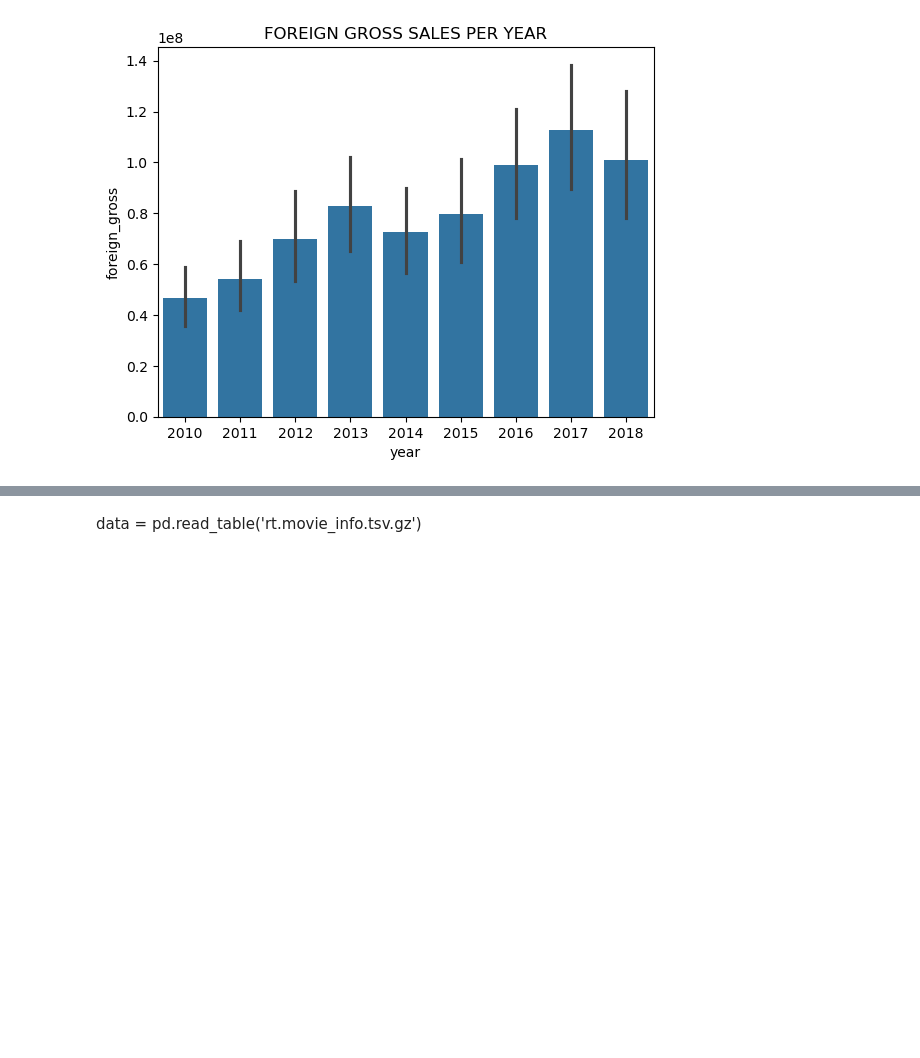
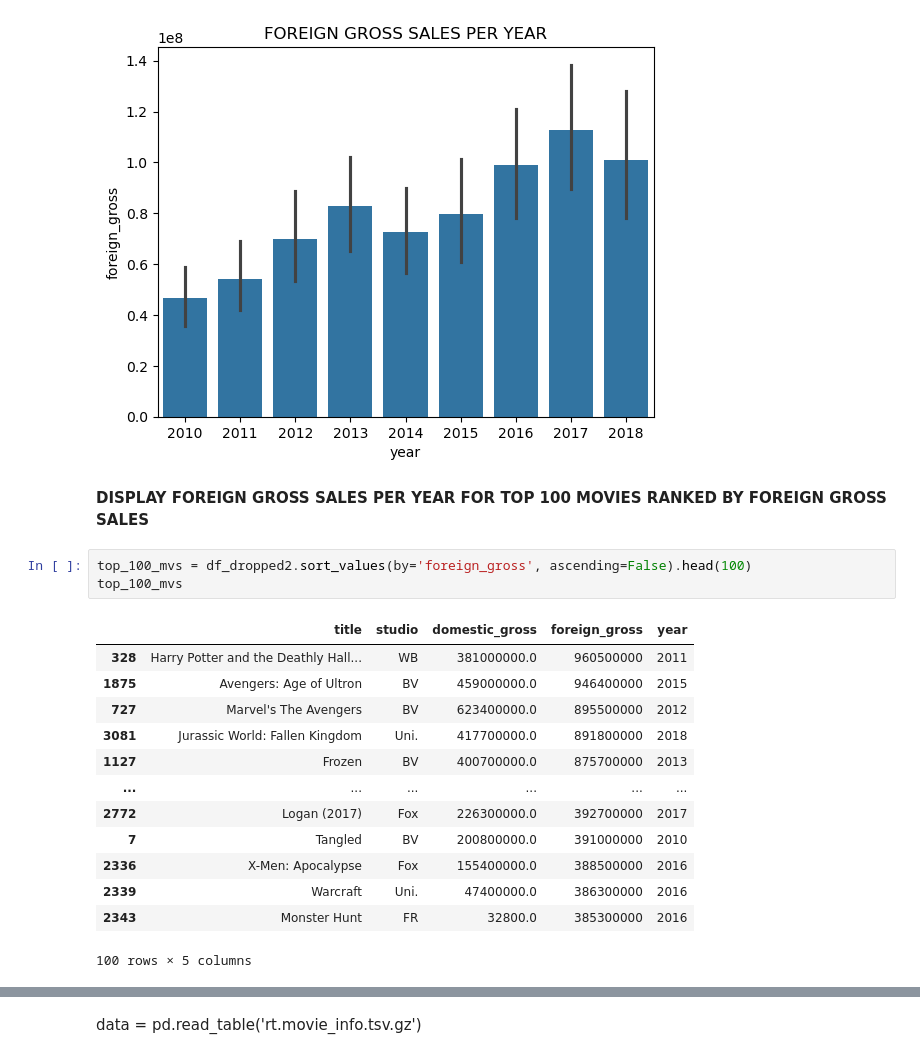
Before and after one commit to ISAACKW/PHASE1_PROJECT, a Jupyter notebook: index.ipynb, the cells around one changed output, grey strips where cells are left out. Cells and saved outputs as stored; diff of their text form; blank space fills up the shorter version.

```diff
--- a/index.ipynb
+++ b/index.ipynb
@@ -826,3 +894,22 @@ plt.title('FOREIGN GROSS SALES PER YEAR')
 plt.show()
 # %% [output]
 [figure]
+# %% [markdown]
+**DISPLAY FOREIGN GROSS SALES PER YEAR FOR TOP 100 MOVIES RANKED BY FOREIGN GROSS SALES**
+# %%
+top_100_mvs = df_dropped2.sort_values(by='foreign_gross', ascending=False).head(100)
+top_100_mvs
+# %% [output]
+|  | title | studio | domestic_gross | foreign_gross | year |
+| 328 | Harry Potter and the Deathly Hall... | WB | 381000000.0 | 960500000 | 2011 |
+| 1875 | Avengers: Age of Ultron | BV | 459000000.0 | 946400000 | 2015 |
+| 727 | Marvel's The Avengers | BV | 623400000.0 | 895500000 | 2012 |
+| 3081 | Jurassic World: Fallen Kingdom | Uni. | 417700000.0 | 891800000 | 2018 |
+| 1127 | Frozen | BV | 400700000.0 | 875700000 | 2013 |
+| ... | ... | ... | ... | ... | ... |
+| 2772 | Logan (2017) | Fox | 226300000.0 | 392700000 | 2017 |
+| 7 | Tangled | BV | 200800000.0 | 391000000 | 2010 |
+| 2336 | X-Men: Apocalypse | Fox | 155400000.0 | 388500000 | 2016 |
+| 2339 | Warcraft | Uni. | 47400000.0 | 386300000 | 2016 |
+| 2343 | Monster Hunt | FR | 32800.0 | 385300000 | 2016 |
+100 rows × 5 columns
```
Also changed, not shown: parts of 26 cells of this notebook.
